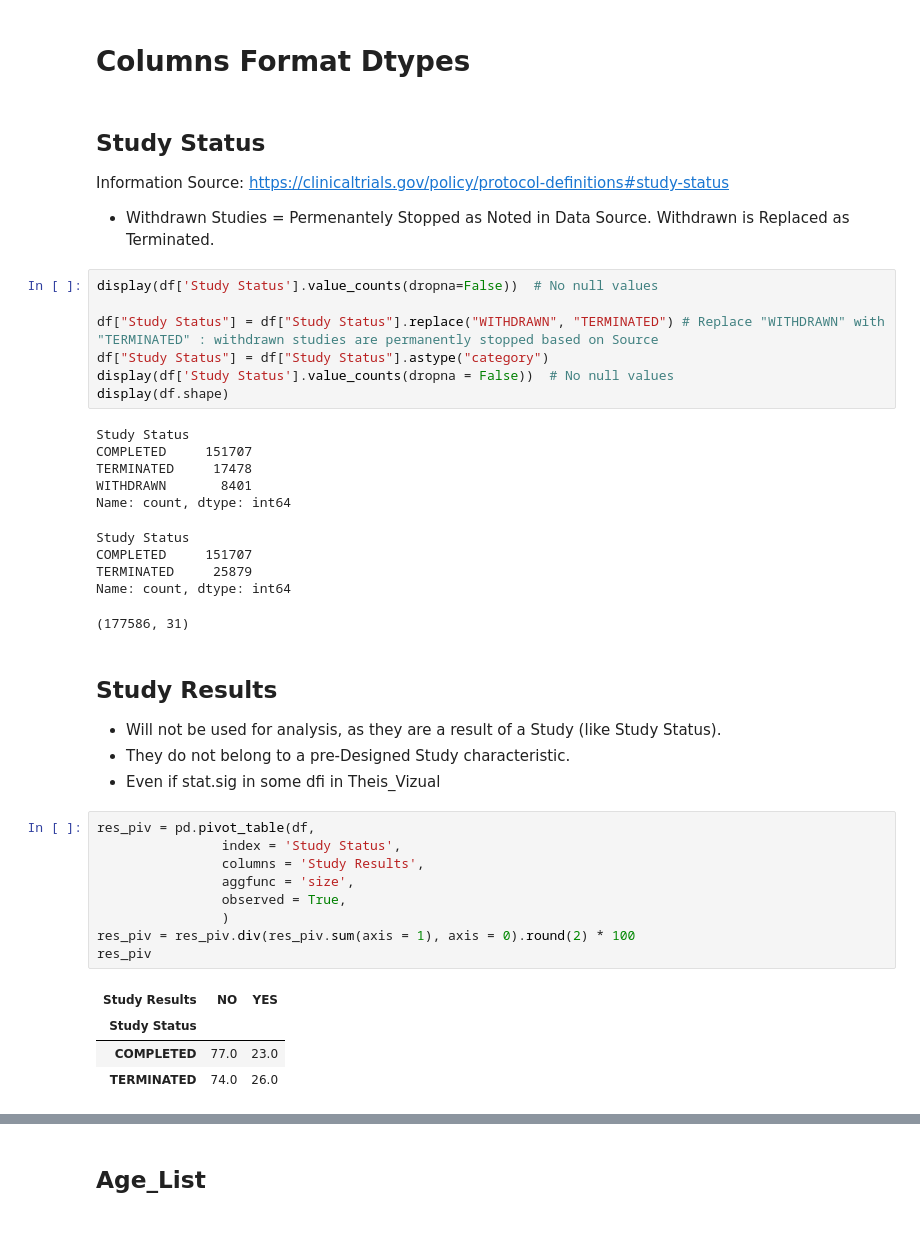
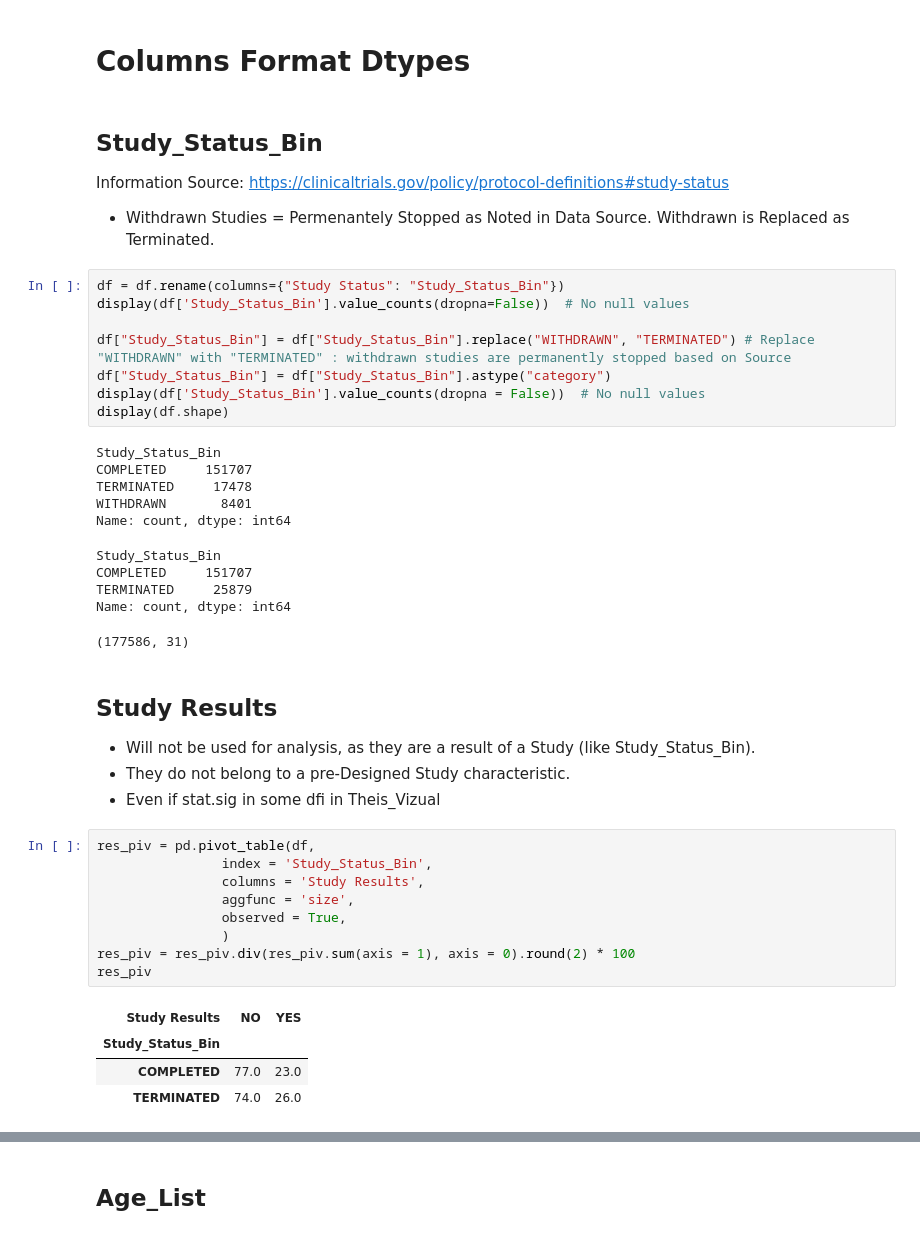
Before and after one commit to AndreouEugenia/Thesis, a Jupyter notebook: Thesis_Data.ipynb, the cells around one changed output, grey strips where cells are left out. Cells and saved outputs as stored; diff of their text form.

```diff
--- a/Thesis_Data.ipynb
+++ b/Thesis_Data.ipynb
@@ -90,44 +90,45 @@ display(df.shape)
 # %% [markdown]
 # Columns Format Dtypes
 # %% [markdown]
-## Study Status
+## Study_Status_Bin
 Information Source: https://clinicaltrials.gov/policy/protocol-definitions#study-status
 - Withdrawn Studies = Permenantely Stopped as Noted in Data Source. Withdrawn is Replaced as Terminated.
 # %%
-display(df['Study Status'].value_counts(dropna=False))  # No null values
+df = df.rename(columns={"Study Status": "Study_Status_Bin"})
+display(df['Study_Status_Bin'].value_counts(dropna=False))  # No null values
 
-df["Study Status"] = df["Study Status"].replace("WITHDRAWN", "TERMINATED") # Replace "WITHDRAWN" with "TERMINATED" : withdrawn studies are permanently stopped based on Source
-df["Study Status"] = df["Study Status"].astype("category")
-display(df['Study Status'].value_counts(dropna = False))  # No null values
+df["Study_Status_Bin"] = df["Study_Status_Bin"].replace("WITHDRAWN", "TERMINATED") # Replace "WITHDRAWN" with "TERMINATED" : withdrawn studies are permanently stopped based on Source
+df["Study_Status_Bin"] = df["Study_Status_Bin"].astype("category")
+display(df['Study_Status_Bin'].value_counts(dropna = False))  # No null values
 display(df.shape)
 # %% [output]
-Study Status
+Study_Status_Bin
 COMPLETED     151707
 TERMINATED     17478
 WITHDRAWN       8401
 Name: count, dtype: int64
-Study Status
+Study_Status_Bin
 COMPLETED     151707
 TERMINATED     25879
 Name: count, dtype: int64
 (177586, 31)
 # %% [markdown]
 ## Study Results
-- Will not be used for analysis, as they are a result of a Study (like Study Status).
+- Will not be used for analysis, as they are a result of a Study (like Study_Status_Bin).
 - They do not belong to a pre-Designed Study characteristic.
 - Even if stat.sig in some dfi in Theis_Vizual
 # %%
 res_piv = pd.pivot_table(df,
-                index = 'Study Status',
+                index = 'Study_Status_Bin',
                 columns = 'Study Results',
                 aggfunc = 'size',
                 observed = True,
                 )
 res_piv = res_piv.div(res_piv.sum(axis = 1), axis = 0).round(2) * 100
 res_piv
 # %% [output]
 | Study Results | NO | YES |
-| Study Status |  |  |
+| Study_Status_Bin |  |  |
 | COMPLETED | 77.0 | 23.0 |
 | TERMINATED | 74.0 | 26.0 |
 # %% [markdown]
```
Also changed, not shown: parts of 69 cells of this notebook, 2 other files.
